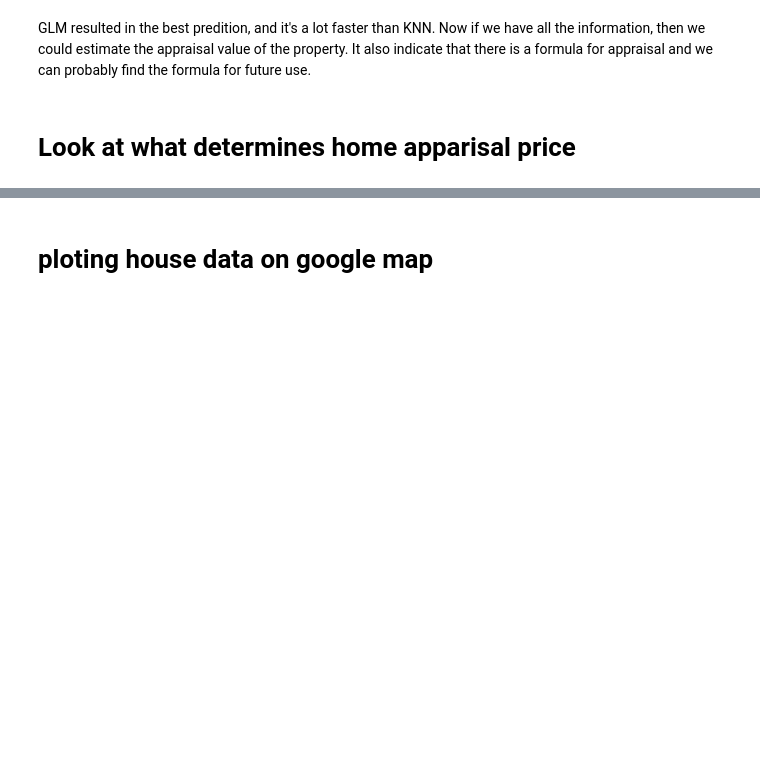
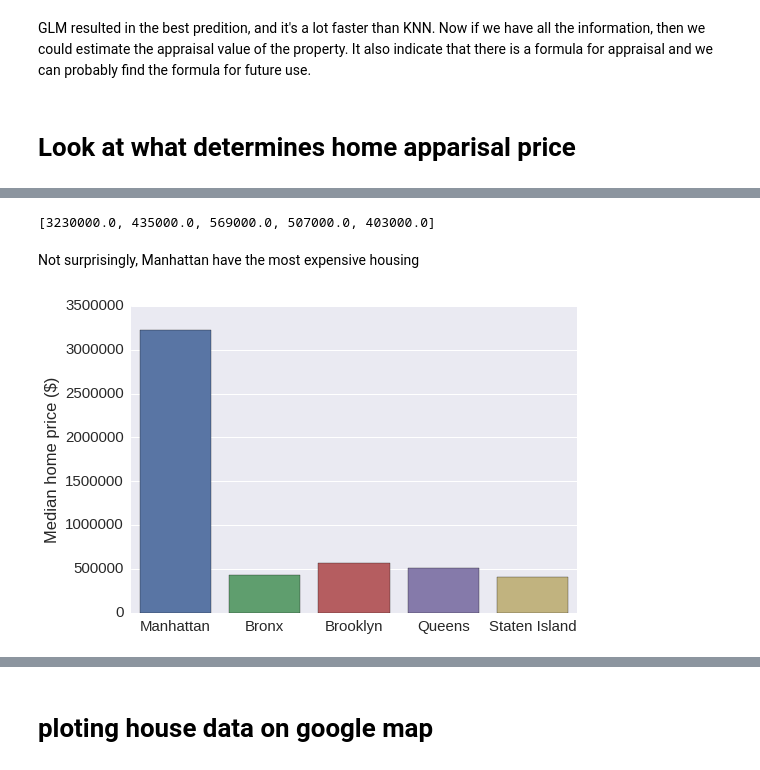
Before and after one commit to yangliu2/DataIncubator, a Jupyter notebook: Finding_home.ipynb, the cells around one changed output, grey strips where cells are left out. Saved outputs shown, nothing was run; the diff lists cells and outputs as text; code cells hidden in the pictures; blank space fills up the shorter version.

```diff
--- a/Finding_home.ipynb
+++ b/Finding_home.ipynb
@@ -28,0 +43,6 @@ data = pd.read_csv('TC1.txt')
+# %%
+# find the per_square_foot price for each property
+data['PER_SQFT'] = data['CUR_FV_T'] / data['GR_SQFT']
+# add a column with the per square foot price, let nan equals 0
+per = list(data['PER_SQFT'])
+data['PER_SQFT'].fillna(0, inplace=True)
@@ -28,0 +61,5 @@ data = pd.read_csv('TC1.txt')
+# %%
+# replace inf with nan and fill nan with 0
+data['PER_SQFT'] = data['PER_SQFT'].replace([np.inf, -np.inf], np.nan)
+data['PER_SQFT'].fillna(0, inplace=True)
+data['PER_SQFT'].describe()
@@ -522,3 +648,7 @@ plt.show()
 GLM resulted in the best predition, and it's a lot faster than KNN. Now if we have all the information, then we could estimate the appraisal value of the property. It also indicate that there is a formula for appraisal and we can probably find the formula for future use.
 # %% [markdown]
 # Look at what determines home apparisal price
+# %%
+# first look at the mean across boros
+boro_graph = data.groupby(by=['BORO'])['CUR_FV_T'].median()
+boro_graph
@@ -524,0 +663,15 @@ GLM resulted in the best predition, and it's a lot faster than KNN. Now if we ha
+# %%
+boro_graph.tolist()
+# %% [output]
+[3230000.0, 435000.0, 569000.0, 507000.0, 403000.0]
+# %% [markdown]
+Not surprisingly, Manhattan have the most expensive housing
+# %%
+sns.set_style("whitegrid")
+sns.set(font_scale = 1.5)
+#tips = sns.load_dataset(valid_address.groupby(by=['BORO'])['CUR_FV_T'].mean())
+ax = sns.barplot(x=['Manhattan','Bronx','Brooklyn','Queens','Staten Island'], y=boro_graph.tolist())
+ax.set(ylabel='Median home price ($)')
+plt.show()
+# %% [output]
+[figure, added]
```
Also changed, not shown: parts of 58 cells of this notebook, 5 other files.
